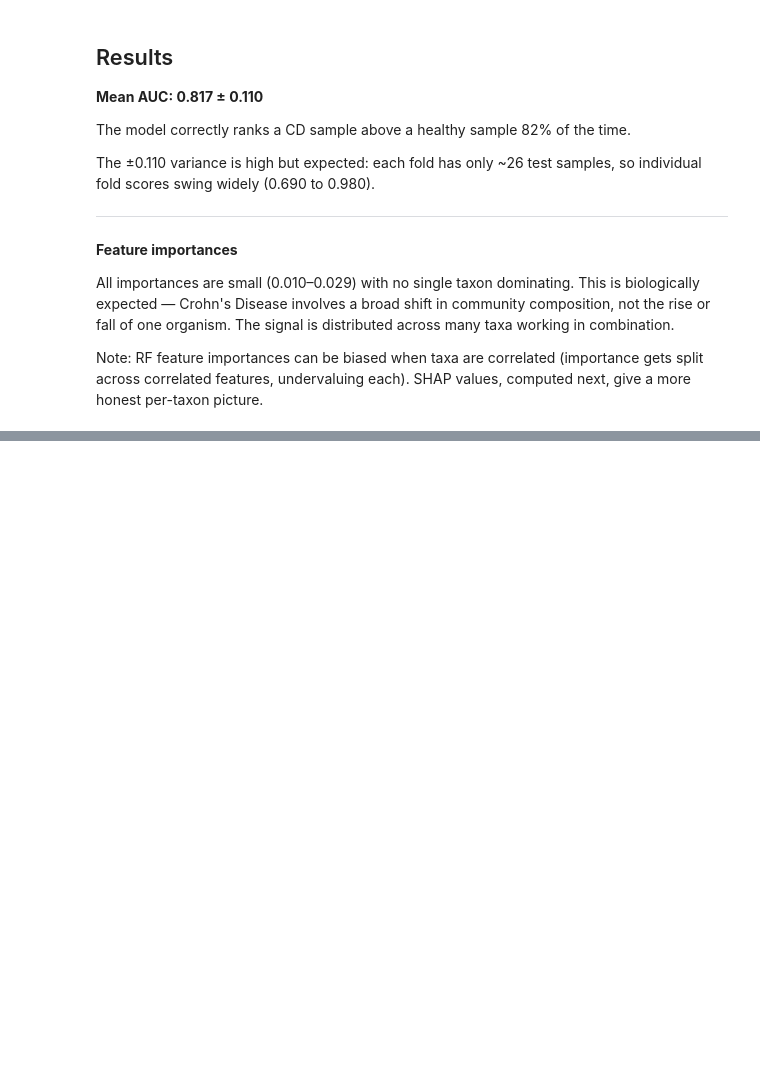
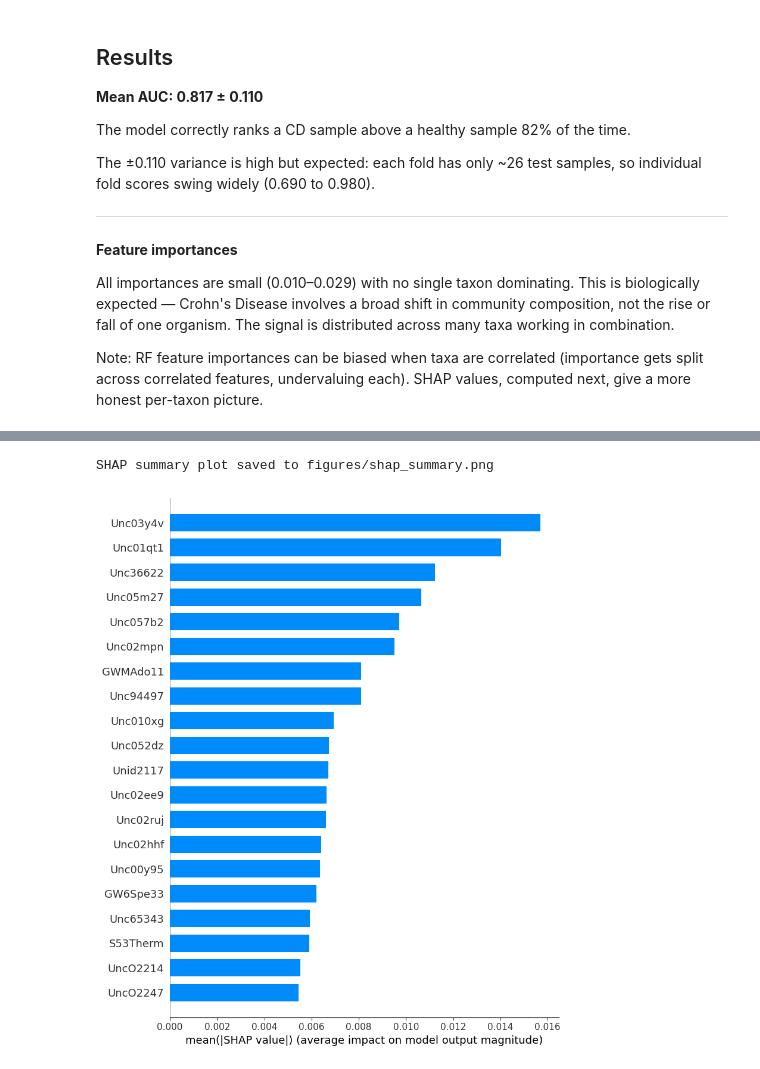
Before and after one commit to liamcampbell-png/crohns-microbiome-ml, a Jupyter notebook: notebooks/01_exploration.ipynb, the cells around one changed output, grey strips where cells are left out. Saved outputs shown, nothing was run; the diff lists cells and outputs as text; code cells hidden in the pictures; blank space fills up the shorter version.

```diff
--- a/notebooks/01_exploration.ipynb
+++ b/notebooks/01_exploration.ipynb
@@ -17,8 +18,8 @@ print('Libraries loaded successfully!')
 # %% [output]
 Libraries loaded successfully!
 # %%
-metadata = pd.read_csv('../data/hmp2_metadata_2018-08-20.csv', low_memory=False)
-otuTable = pd.read_csv('../data/taxonomic_profiles.tsv.gz', sep= '\t', index_col=0)
+metadata = pd.read_csv('/Users/liamcampbell/Desktop/second-brain/Projects/microbiome-ml/data/hmp2_metadata_2018-08-20.csv', low_memory=False)
+otuTable = pd.read_csv('/Users/liamcampbell/Desktop/second-brain/Projects/microbiome-ml/data/taxonomic_profiles.tsv.gz', sep= '\t', index_col=0)
 
 
 print(metadata.shape, otuTable.shape)
@@ -270,3 +284,13 @@ The ±0.110 variance is high but expected: each fold has only ~26 test samples,
 All importances are small (0.010–0.029) with no single taxon dominating. This is biologically expected — Crohn's Disease involves a broad shift in community composition, not the rise or fall of one organism. The signal is distributed across many taxa working in combination.
 
 Note: RF feature importances can be biased when taxa are correlated (importance gets split across correlated features, undervaluing each). SHAP values, computed next, give a more honest per-taxon picture.
+# %%
+explainer = shap.TreeExplainer(rf)
+shap_values = explainer.shap_values(X)
+shap.initjs()
+shap.summary_plot(shap_values[:, :, 1], X, plot_type='bar', max_display=20, show=False)
+plt.tight_layout()
+plt.savefig('../figures/shap_summary.png', dpi=150)
+print("SHAP summary plot saved to figures/shap_summary.png")
+plt.show()
+# %% [output]
@@ -272,0 +298,2 @@ Note: RF feature importances can be biased when taxa are correlated (importance
+SHAP summary plot saved to figures/shap_summary.png
+[figure, added]
```
Also changed, not shown: parts of 17 cells of this notebook, 22 other files.
